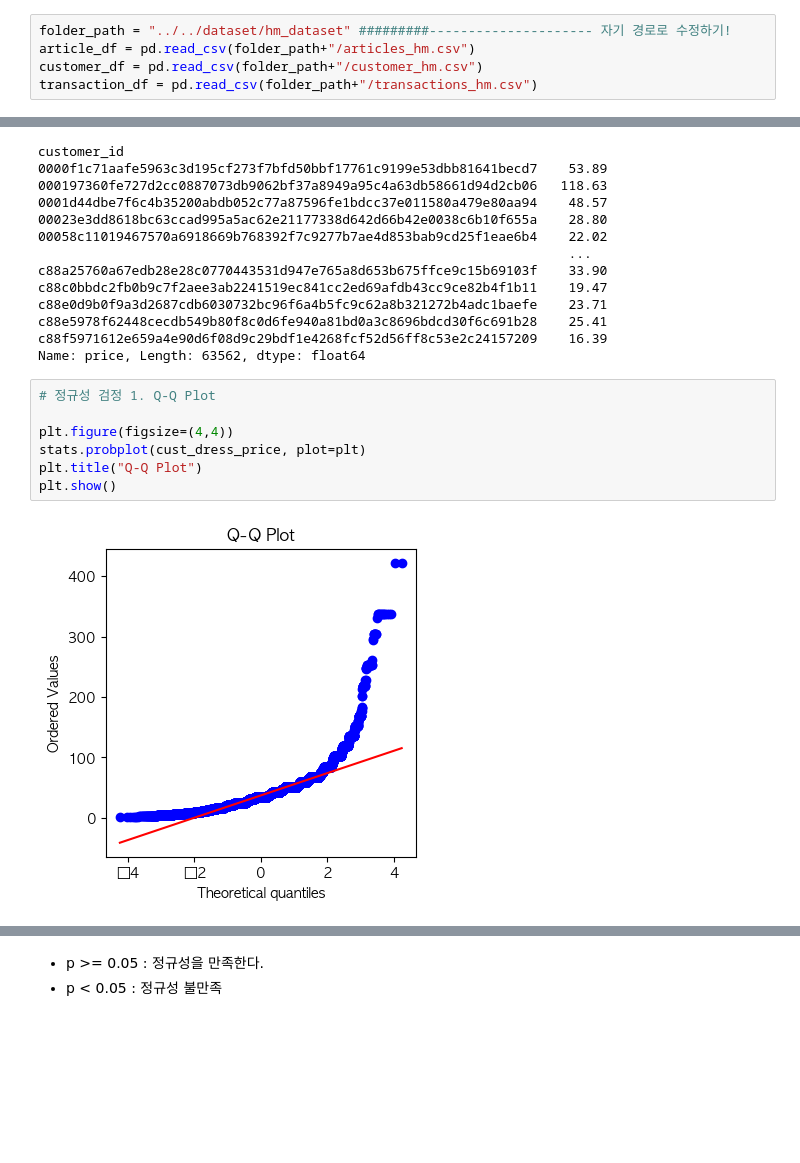
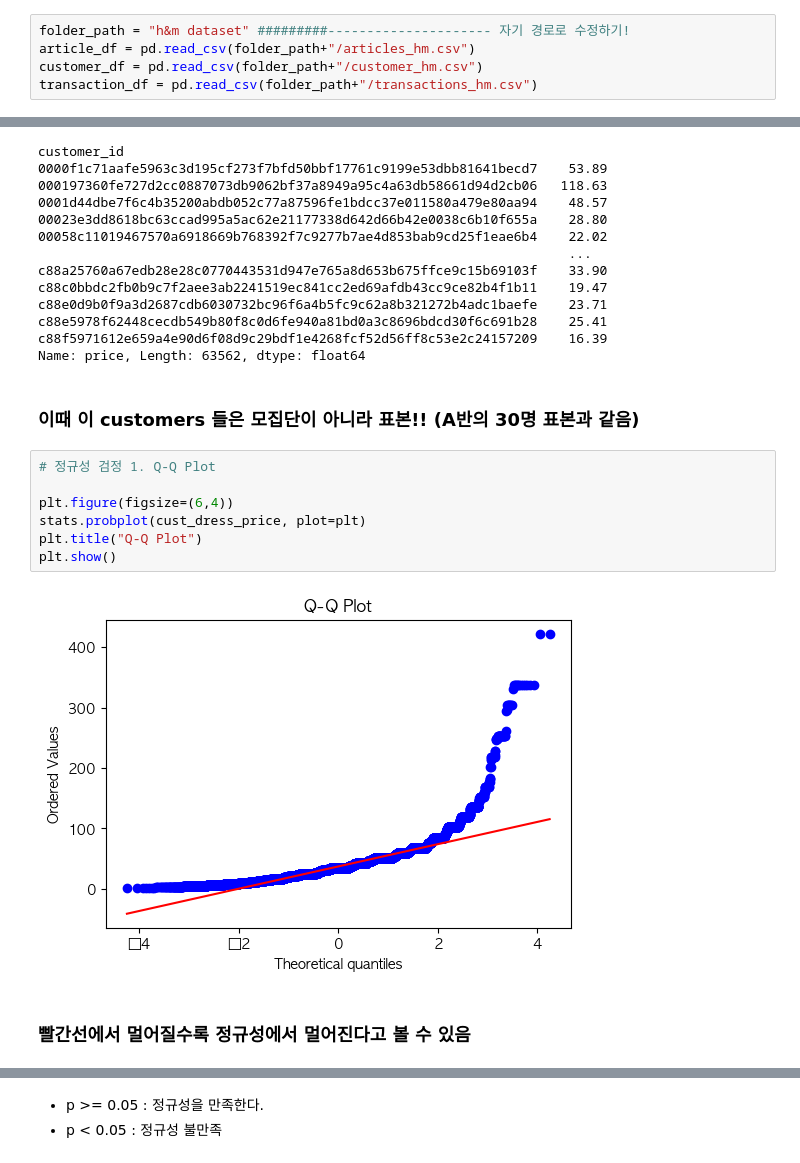
Before and after one commit to rladbstj56/2025_main_bootcamp, a Jupyter notebook: statistics/hyunji_tutor/260210_3회차_실습_라이브.ipynb, the cells around one changed output, grey strips where cells are left out. Cells and saved outputs as stored; diff of their text form; blank space fills up the shorter version.

```diff
--- a/statistics/hyunji_tutor/260210_3회차_실습_라이브.ipynb
+++ b/statistics/hyunji_tutor/260210_3회차_실습_라이브.ipynb
@@ -17,7 +17,7 @@ elif platform.system() == 'Windows':  # Windows
 else:  # Linux (예: Colab, Ubuntu)
     plt.rcParams['font.family'] = 'NanumGothic'
 # %%
-folder_path = "../../dataset/hm_dataset" #########--------------------- 자기 경로로 수정하기!
+folder_path = "h&m dataset" #########--------------------- 자기 경로로 수정하기!
 article_df = pd.read_csv(folder_path+"/articles_hm.csv")
 customer_df = pd.read_csv(folder_path+"/customer_hm.csv")
 transaction_df = pd.read_csv(folder_path+"/transactions_hm.csv")
@@ -97,13 +97,17 @@ c88e0d9b0f9a3d2687cdb6030732bc96f6a4b5fc9c62a8b321272b4adc1baefe    23.71
 c88e5978f62448cecdb549b80f8c0d6fe940a81bd0a3c8696bdcd30f6c691b28    25.41
 c88f5971612e659a4e90d6f08d9c29bdf1e4268fcf52d56ff8c53e2c24157209    16.39
 Name: price, Length: 63562, dtype: float64
+# %% [markdown]
+### 이때 이 customers 들은 모집단이 아니라 표본!! (A반의 30명 표본과 같음)
 # %%
 # 정규성 검정 1. Q-Q Plot
 
-plt.figure(figsize=(4,4))
+plt.figure(figsize=(6,4))
 stats.probplot(cust_dress_price, plot=plt)
 plt.title("Q-Q Plot")
 plt.show()
 # %% [output]
-[figure, old version]
+[figure, new version]
+# %% [markdown]
+### 빨간선에서 멀어질수록 정규성에서 멀어진다고 볼 수 있음
 # %%
```
Also changed, not shown: parts of 26 cells of this notebook, 4 other files.
